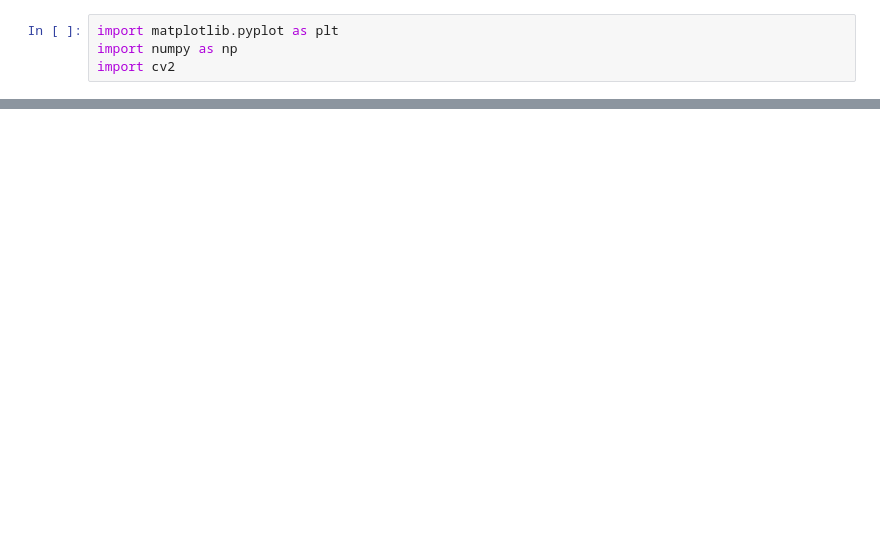
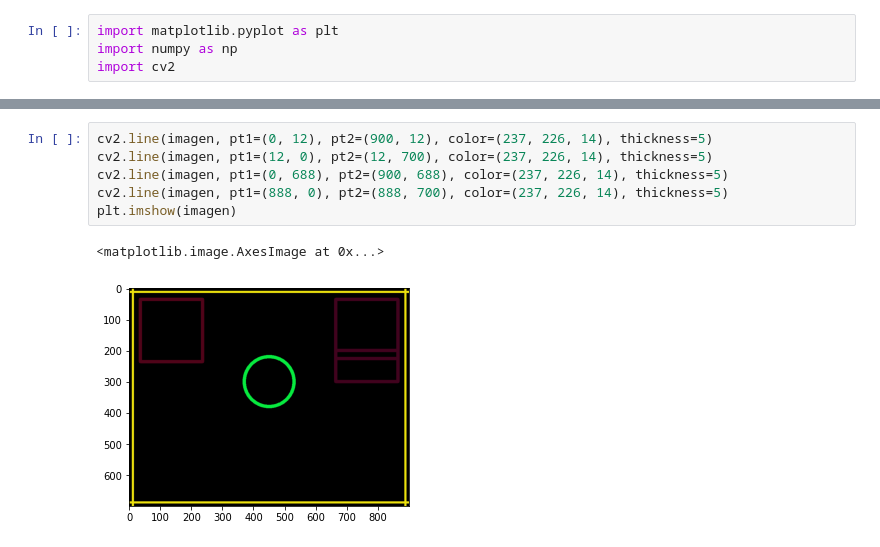
Before and after one commit to Josegavn/OpenCV, a Jupyter notebook: Ejemplos/20201001/Dibujo.ipynb, the cells around one changed output, grey strips where cells are left out. Drawn from its saved outputs; the diff is of its cells as text; blank space fills up the shorter version.

```diff
--- a/Ejemplos/20201001/Dibujo.ipynb
+++ b/Ejemplos/20201001/Dibujo.ipynb
@@ -42,0 +29,9 @@ NameError: name &#39;Center_Cordena&#39; is not defined
+# %%
+cv2.line(imagen, pt1=(0, 12), pt2=(900, 12), color=(237, 226, 14), thickness=5)
+cv2.line(imagen, pt1=(12, 0), pt2=(12, 700), color=(237, 226, 14), thickness=5)
+cv2.line(imagen, pt1=(0, 688), pt2=(900, 688), color=(237, 226, 14), thickness=5)
+cv2.line(imagen, pt1=(888, 0), pt2=(888, 700), color=(237, 226, 14), thickness=5)
+plt.imshow(imagen)
+# %% [output]
+<matplotlib.image.AxesImage at 0x...>
+[figure, added]
```
Also changed, not shown: parts of 9 cells of this notebook, 1 other file.
